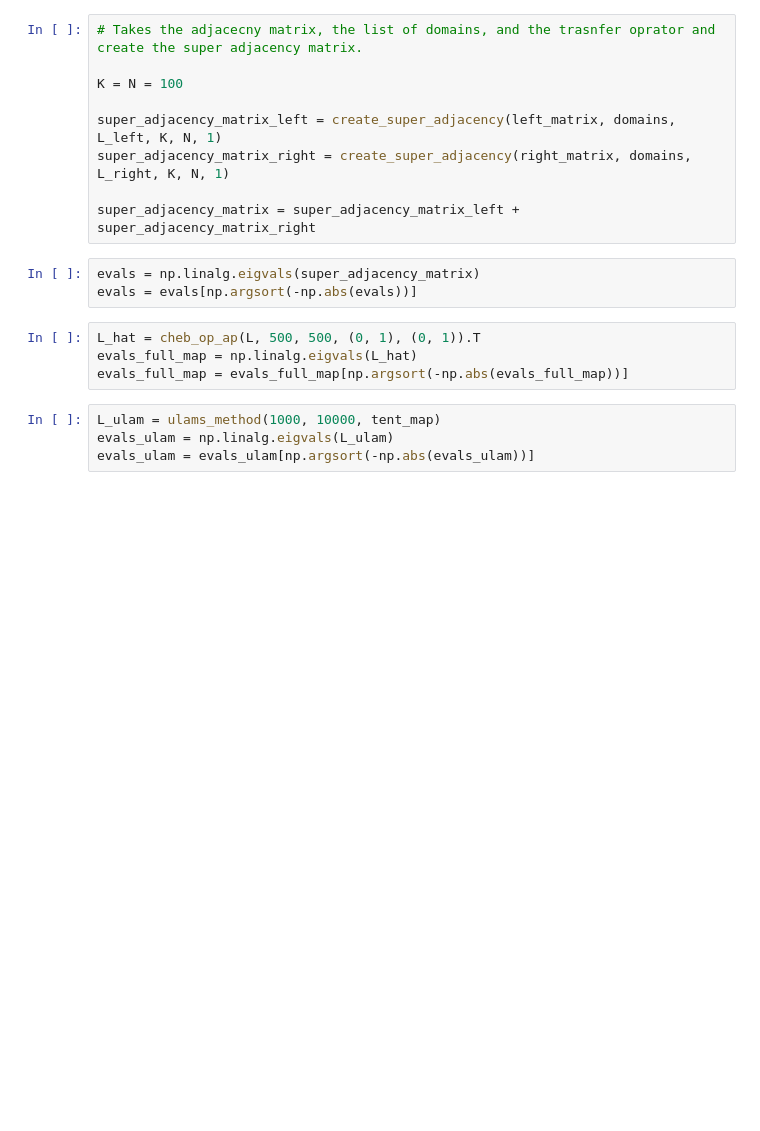
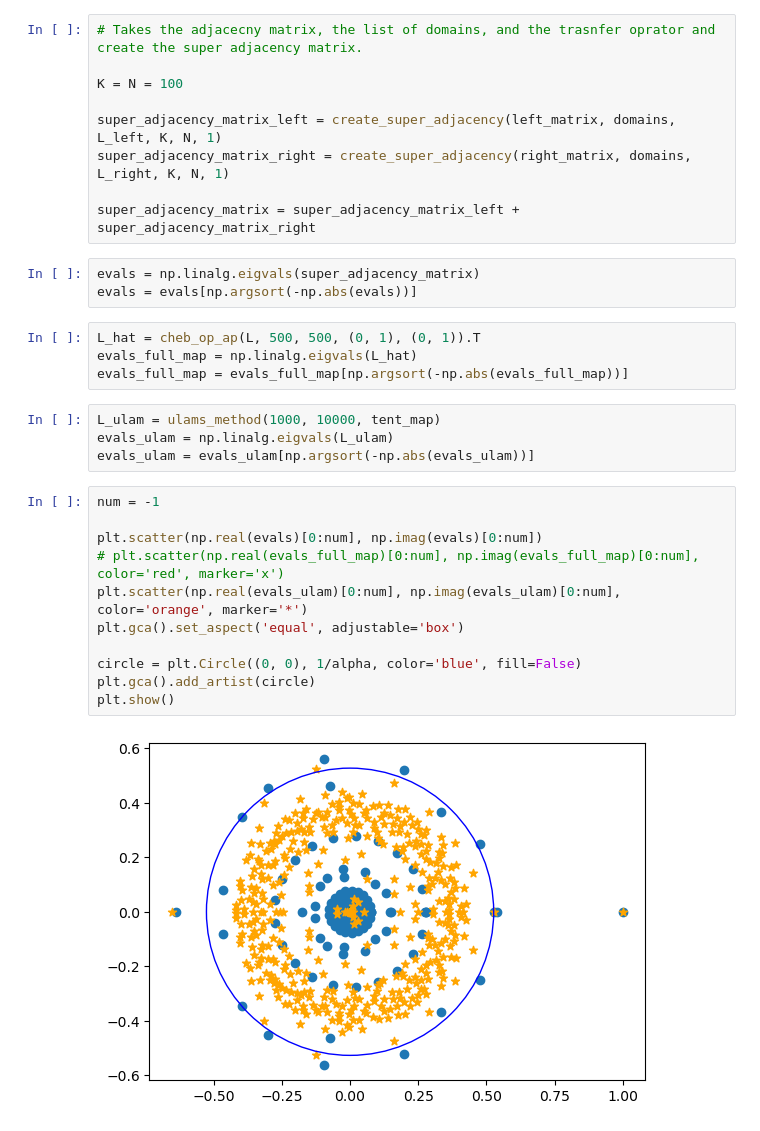
Before and after one commit to dbruwel/chebyshev-hofbauer-resonances, a Jupyter notebook: notebooks/03_adjacency_to_super.ipynb, the cells around one changed output. Cells and saved outputs as stored; diff of their text form; blank space fills up the shorter version.

```diff
--- a/notebooks/03_adjacency_to_super.ipynb
+++ b/notebooks/03_adjacency_to_super.ipynb
@@ -50,6 +50,19 @@ evals_full_map = evals_full_map[np.argsort(-np.abs(evals_full_map))]
 L_ulam = ulams_method(1000, 10000, tent_map)
 evals_ulam = np.linalg.eigvals(L_ulam)
 evals_ulam = evals_ulam[np.argsort(-np.abs(evals_ulam))]
+# %%
+num = -1
+
+plt.scatter(np.real(evals)[0:num], np.imag(evals)[0:num])
+# plt.scatter(np.real(evals_full_map)[0:num], np.imag(evals_full_map)[0:num], color='red', marker='x')
+plt.scatter(np.real(evals_ulam)[0:num], np.imag(evals_ulam)[0:num], color='orange', marker='*')
+plt.gca().set_aspect('equal', adjustable='box')
+
+circle = plt.Circle((0, 0), 1/alpha, color='blue', fill=False)
+plt.gca().add_artist(circle)
+plt.show()
+# %% [output]
+[figure, added]
 # %%
 num = -1
 
```
Also changed, not shown: parts of 2 cells of this notebook.
